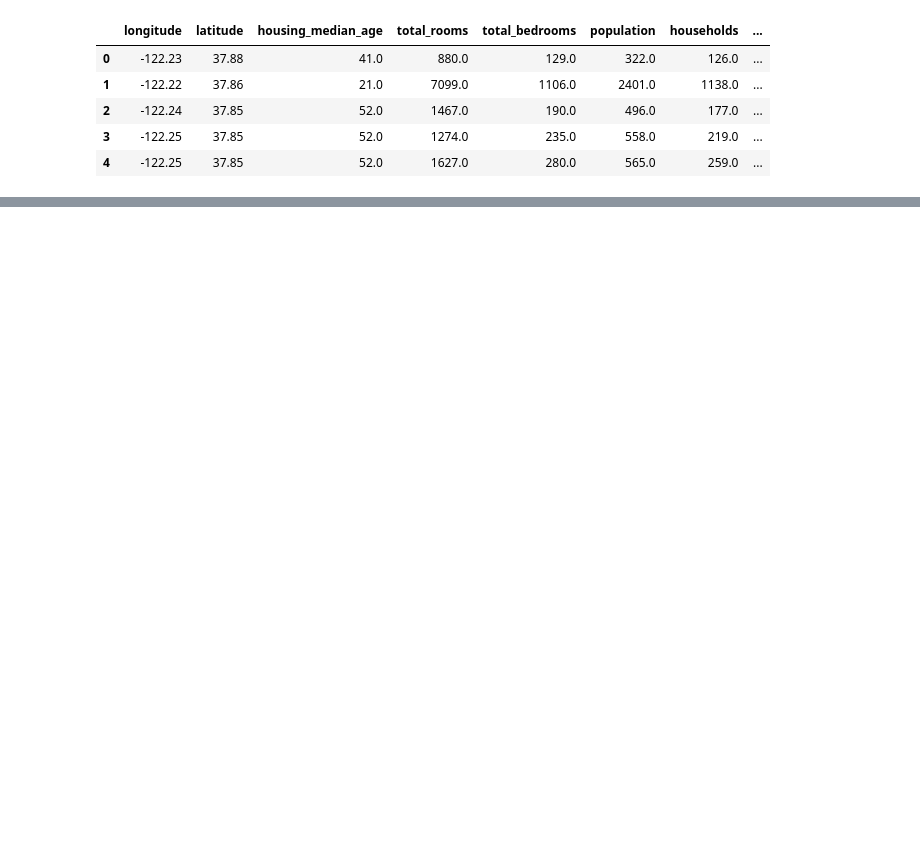
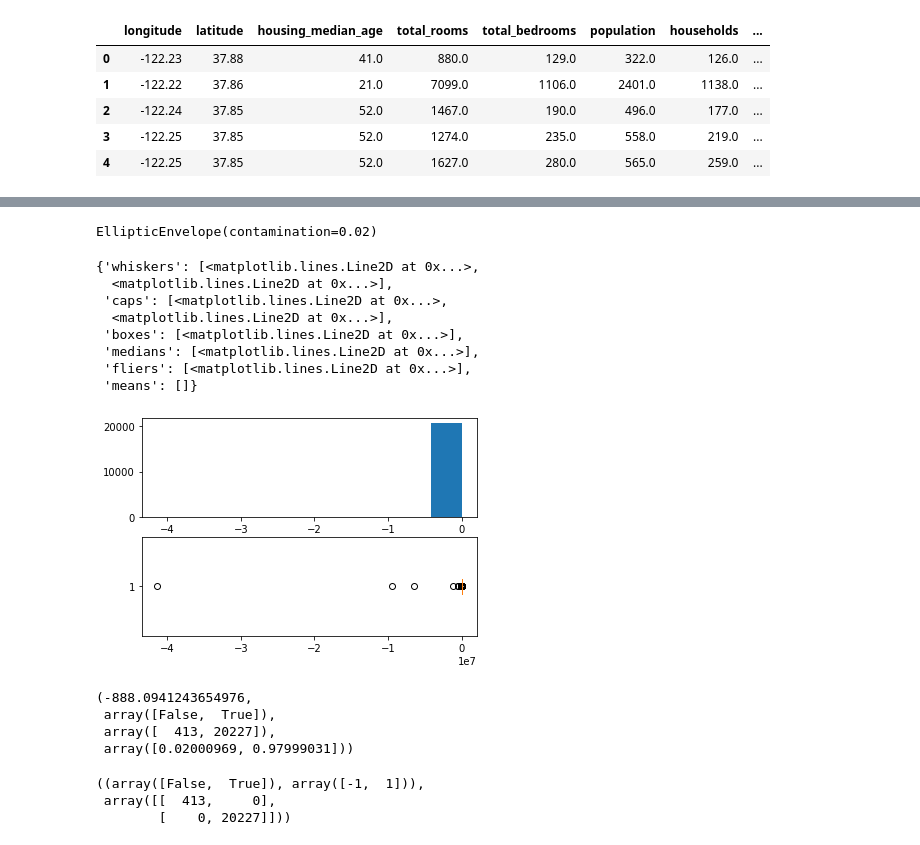
Before and after one commit to 2hongbi/DWU, a Jupyter notebook: big-data/big-data-algorithm/assign_01/predict_housing_price.ipynb, the cells around one changed output, grey strips where cells are left out. Cells and saved outputs as stored; diff of their text form; code cells hidden in the pictures; blank space fills up the shorter version.

```diff
--- a/big-data/big-data-algorithm/assign_01/predict_housing_price.ipynb
+++ b/big-data/big-data-algorithm/assign_01/predict_housing_price.ipynb
@@ -119,0 +279,38 @@ DFX0.head()
+# %%
+Eeenv = EllipticEnvelope(contamination=0.02)
+Eeenv.fit(DFX0)
+# %% [output]
+EllipticEnvelope(contamination=0.02)
+# %%
+scr_eenv = Eeenv.score_samples(DFX0)
+fig, ax = plt.subplots(2, 1)
+ax[0].hist(scr_eenv)
+ax[1].boxplot(scr_eenv, vert=False)
+# %% [output]
+{'whiskers': [<matplotlib.lines.Line2D at 0x...>,
+  <matplotlib.lines.Line2D at 0x...>],
+ 'caps': [<matplotlib.lines.Line2D at 0x...>,
+  <matplotlib.lines.Line2D at 0x...>],
+ 'boxes': [<matplotlib.lines.Line2D at 0x...>],
+ 'medians': [<matplotlib.lines.Line2D at 0x...>],
+ 'fliers': [<matplotlib.lines.Line2D at 0x...>],
+ 'means': []}
+[figure, added]
+# %%
+cutoff = np.quantile(scr_eenv, 0.02)
+isin, nx = np.unique(scr_eenv > cutoff, return_counts=True)
+cutoff, isin, nx, nx / len(scr_eenv)
+# %% [output]
+(-888.0941243654976,
+ array([False,  True]),
+ array([  413, 20227]),
+ array([0.02000969, 0.97999031]))
+# %%
+iheenv = Eeenv.predict(DFX0)
+
+from scipy.stats.contingency import crosstab
+crosstab(scr_eenv > cutoff, iheenv)
+# %% [output]
+((array([False,  True]), array([-1,  1])),
+ array([[  413,     0],
+        [    0, 20227]]))
```
Also changed, not shown: parts of 154 cells of this notebook, 2 other files.
